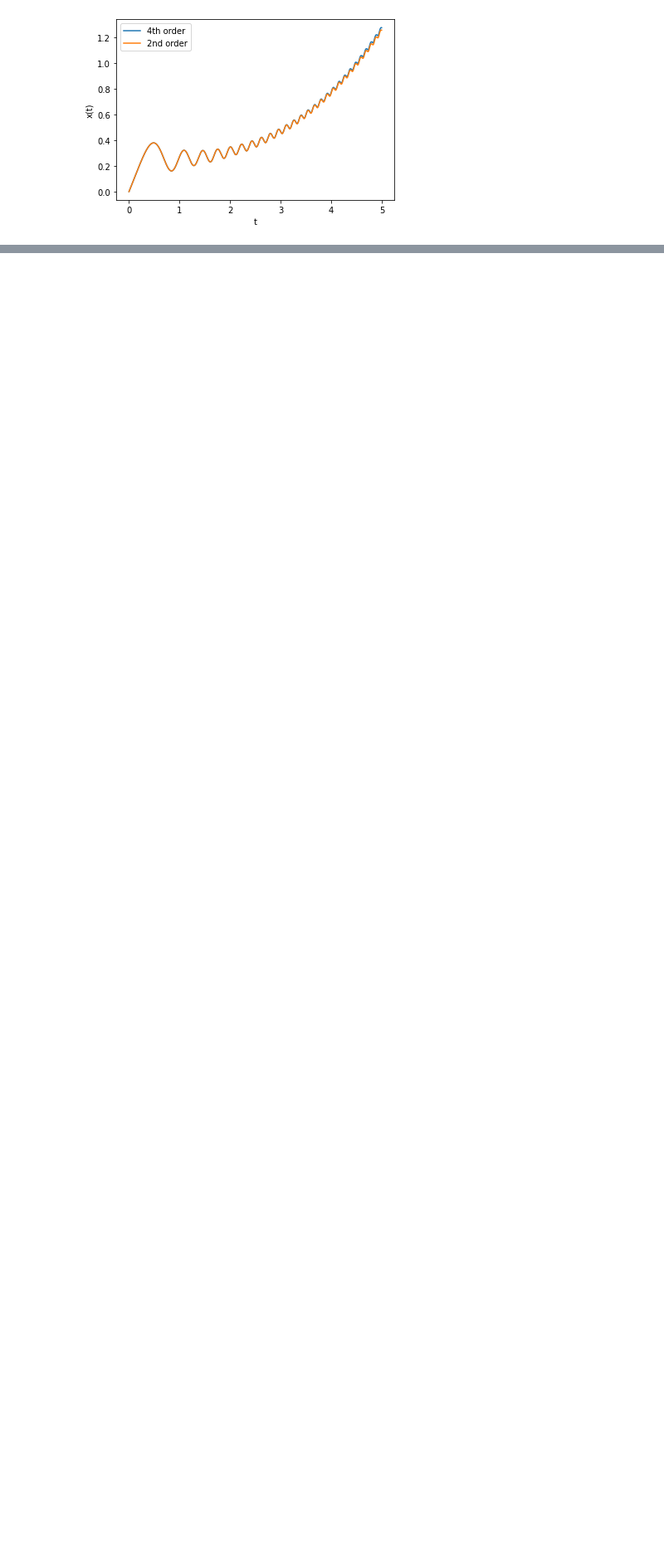
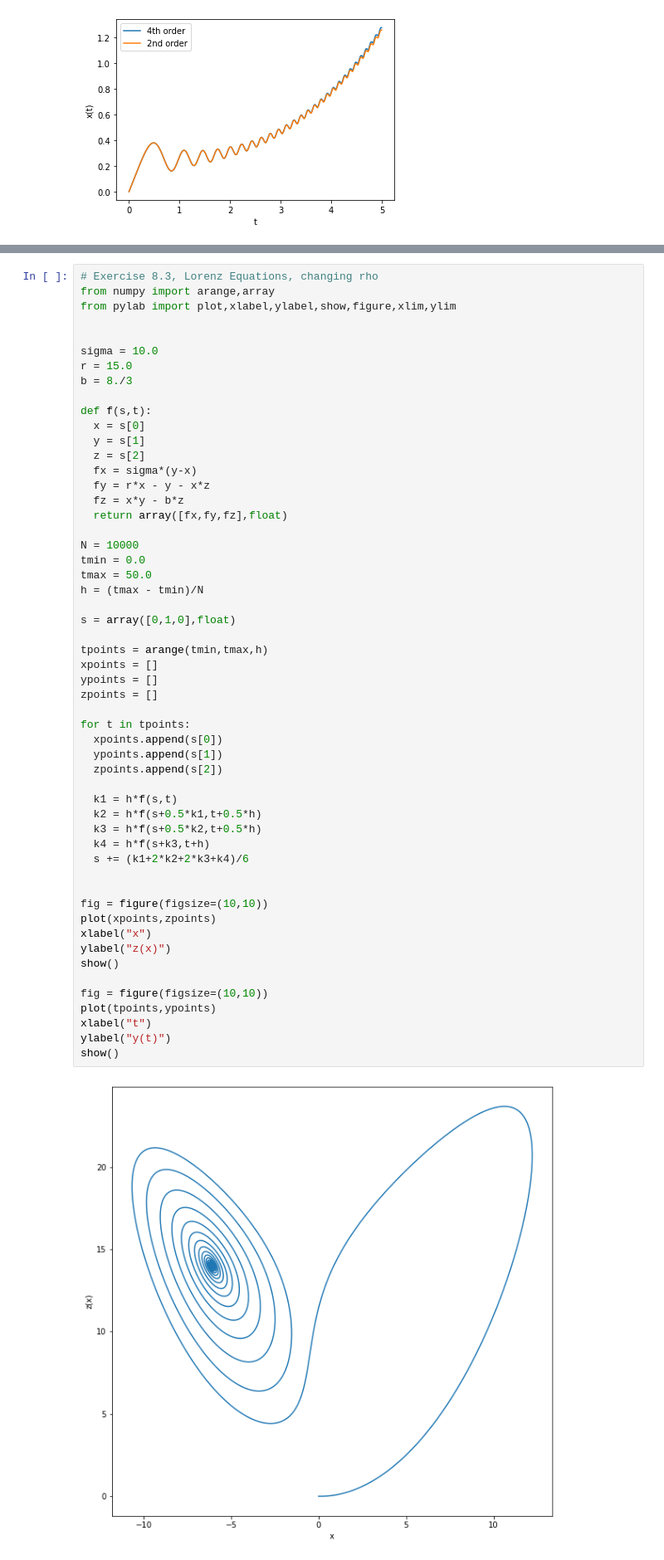
Before and after one commit to NIUCompPhys/Spring2021, a Jupyter notebook: temp2_pynb.ipynb, the cells around one changed output, grey strips where cells are left out. Shown at 83% size. Saved outputs shown, nothing was run; the diff lists cells and outputs as text; blank space fills up the shorter version.

```diff
--- a/temp2_pynb.ipynb
+++ b/temp2_pynb.ipynb
@@ -1161,0 +1209,56 @@ show()
+# %%
+# Exercise 8.3, Lorenz Equations, changing rho
+from numpy import arange,array
+from pylab import plot,xlabel,ylabel,show,figure,xlim,ylim
+
+
+sigma = 10.0
+r = 15.0
+b = 8./3
+
+def f(s,t):
+  x = s[0]
+  y = s[1]
+  z = s[2]
+  fx = sigma*(y-x)
+  fy = r*x - y - x*z
+  fz = x*y - b*z
+  return array([fx,fy,fz],float)
+
+N = 10000
+tmin = 0.0
+tmax = 50.0
+h = (tmax - tmin)/N
+
+s = array([0,1,0],float)
+
+tpoints = arange(tmin,tmax,h)
+xpoints = []
+ypoints = []
+zpoints = []
+
+for t in tpoints:
+  xpoints.append(s[0])
+  ypoints.append(s[1])
+  zpoints.append(s[2])
+
+  k1 = h*f(s,t)
+  k2 = h*f(s+0.5*k1,t+0.5*h)
+  k3 = h*f(s+0.5*k2,t+0.5*h)
+  k4 = h*f(s+k3,t+h)
+  s += (k1+2*k2+2*k3+k4)/6
+
+
+fig = figure(figsize=(10,10))
+plot(xpoints,zpoints)
+xlabel("x")
+ylabel("z(x)")
+show()
+
+fig = figure(figsize=(10,10))
+plot(tpoints,ypoints)
+xlabel("t")
+ylabel("y(t)")
+show()
+# %% [output]
+[figure, added]
```
Also changed, not shown: parts of 10 cells of this notebook.
